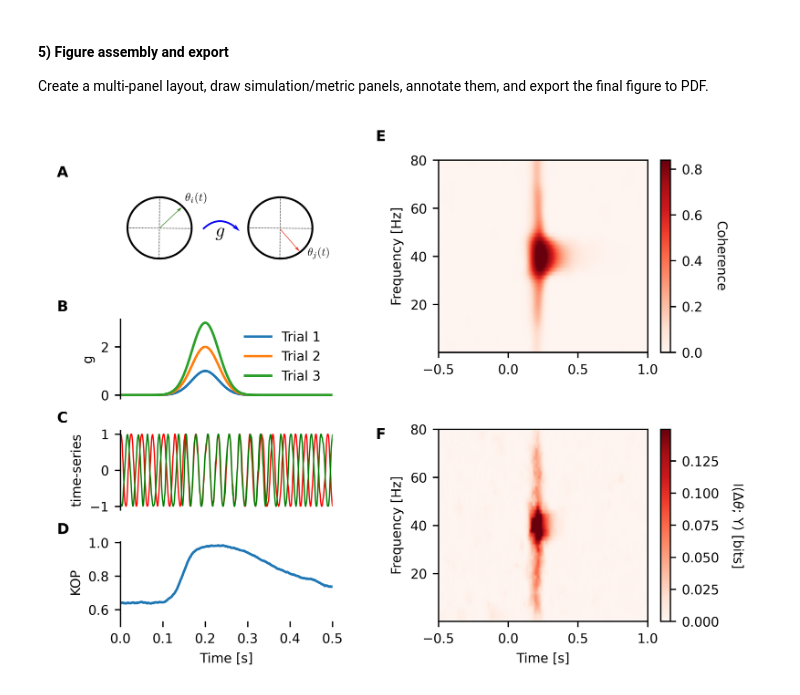
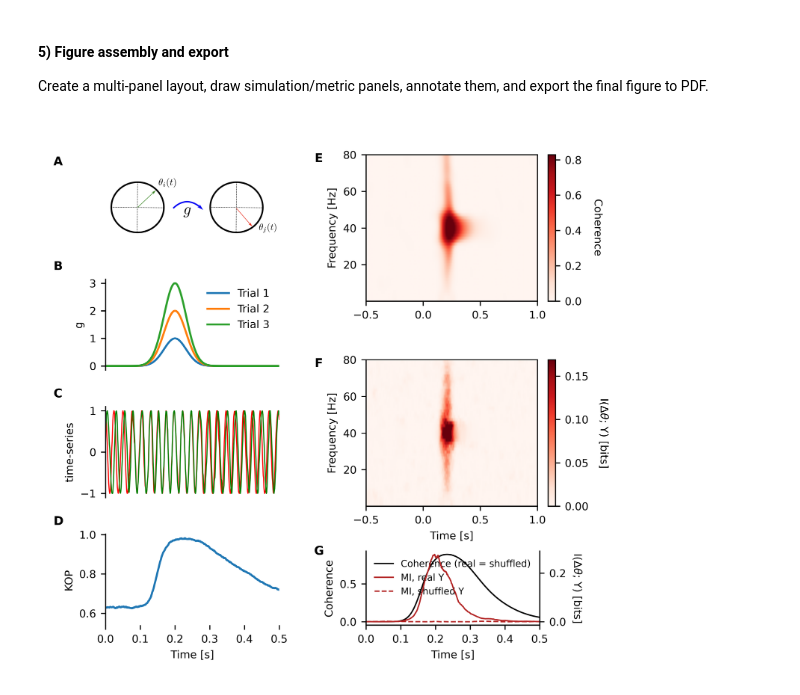
Before and after one commit to brainets/neopid, a Jupyter notebook: notebooks/Figure1.ipynb, the cells around one changed output. Cells and saved outputs as stored; diff of their text form; code cells hidden in the pictures.

```diff
--- a/notebooks/Figure1.ipynb
+++ b/notebooks/Figure1.ipynb
@@ -208,22 +239,27 @@ Create a multi-panel layout, draw simulation/metric panels, annotate them, and e
 import plot
 from PIL import Image
 
-fig = plt.figure(figsize=(6.0, 4.5), dpi=600)
+fig = plt.figure(figsize=(6.0, 5.6), dpi=600)
 
 # Left column: gs1 (panel A — cartoon) above gs2 (panels B-D — time series / KOP)
-# Right column: gs3 (panels F-G — coherence and MI heatmaps)
-gs1 = fig.add_gridspec(nrows=1, ncols=1, left=0.1, right=0.4, bottom=0.7, top=0.95)
+# Right column: gs3 (panels E-F — coherence and MI heatmaps) above gs4 (panel G —
+# trial-shuffle control), with gs4 sized to match a single row of gs2 (panel D):
+# same width (0.3) and same row-height fraction (~0.137) as B/C/D.
+gs1 = fig.add_gridspec(nrows=1, ncols=1, left=0.1, right=0.4, bottom=0.76, top=0.95)
 gs2 = fig.add_gridspec(nrows=3, ncols=1, left=0.1, right=0.4,
-                       bottom=0.08, top=0.65, hspace=0.4)
+                       bottom=0.08, top=0.72, hspace=0.4)
 gs3 = fig.add_gridspec(nrows=2, ncols=1, left=0.55, right=0.92,
-                       bottom=0.08, top=0.95, hspace=0.4)
+                       bottom=0.3, top=0.95, hspace=0.4)
+gs4 = fig.add_gridspec(nrows=1, ncols=1, left=0.55, right=0.85,
+                       bottom=0.08, top=0.217)
 
 ax1 = plt.subplot(gs1[0])    # A: cartoon
 ax2 = plt.subplot(gs2[0])    # B: coupling profile g(t) for 3 example trials
 ax3 = plt.subplot(gs2[1])    # C: time series of node i (strongest coupling trial)
 ax5 = plt.subplot(gs2[2])    # D: Kuramoto order parameter (KOP)
-ax6 = plt.subplot(gs3[0])    # F: time-frequency coherence spectrogram
-ax7 = plt.subplot(gs3[1])    # G: time-frequency MI between Δθ and Y
+ax6 = plt.subplot(gs3[0])    # E: time-frequency coherence spectrogram
+ax7 = plt.subplot(gs3[1])    # F: time-frequency MI between Δθ and Y
+ax8 = plt.subplot(gs4[0])    # G: trial-shuffle control at the peak frequency
 
 # ── PANEL A: coupling cartoon ────────────────────────────────────────────────
 plt.sca(ax1)
@@ -262,7 +298,7 @@ plt.xlabel("Time [s]")
 plt.ylabel("KOP")
 plt.xlim(0, 0.5)
 
-# ── PANEL F: time-frequency coherence ────────────────────────────────────────
+# ── PANEL E: time-frequency coherence ────────────────────────────────────────
 plt.sca(ax6)
 mi_vmax = np.nanpercentile(coh.real, 99.5)
 plt.imshow(
@@ -279,40 +315,58 @@ cbar.set_label("Coherence", rotation=270, labelpad=15)
 plt.xlabel("")
 plt.ylabel("Frequency [Hz]")
 
-# ── PANEL G: mutual information I(Δθ; Y) ─────────────────────────────────────
+# ── PANEL F: mutual information I(Δθ; Y) ─────────────────────────────────────
 plt.sca(ax7)
 mi_phi_plot = np.asarray(MI_PHI_gc).squeeze()
 # Guard against all-NaN slices or zero-variance edge cases in the MI map
 mi_vmax = np.nanpercentile(mi_phi_plot, 99.5)
 if not np.isfinite(mi_vmax) or mi_vmax <= 0:
     mi_vmax = 1e-12
 
 plt.imshow(
     mi_phi_plot,
     aspect="auto",
     origin="lower",
     cmap="Reds",
     extent=[-0.5, 1, 0.1, 80],
     vmin=0,
     vmax=mi_vmax,
 )
 cbar = plt.colorbar()
 cbar.set_label(r"I($\Delta\theta$; Y) [bits]", rotation=270, labelpad=15)
 plt.xlabel("Time [s]")
 plt.ylabel("Frequency [Hz]")
 
+# ── PANEL G: trial-shuffle control at the peak frequency ─────────────────────
+plt.sca(ax8)
+l1, = ax8.plot(time, coh_peak, color="k", lw=1)
+ax8b = ax8.twinx()
+l2, = ax8b.plot(time, mi_peak_real, color="firebrick", lw=1)
+l3, = ax8b.plot(time, mi_peak_shuffled, color="firebrick", lw=1, ls="--")
+[ax8.spines[key].set_visible(False) for key in ["top"]]
+ax8b.spines["top"].set_visible(False)
+ax8.set_xlabel("Time [s]")
+ax8.set_ylabel("Coherence")
+ax8b.set_ylabel(r"I($\Delta\theta$; Y) [bits]", rotation=270, labelpad=12)
+ax8.legend(
+    [l1, l2, l3],
+    ["Coherence (real = shuffled)", "MI, real Y", "MI, shuffled Y"],
+    frameon=False, fontsize=SMALL_SIZE - 1, loc="upper left",
+)
+ax8.set_xlim(0, 0.5)
+
 bg = plot.Background(visible=False)
 plot.add_panel_letters(
     fig,
-    axes=[ax1, ax2, ax3, ax5, ax6, ax7],
+    axes=[ax1, ax2, ax3, ax5, ax6, ax7, ax8],
     fontsize=MEDIUM_SIZE,
-    xpos=[-0.3] * 6,
-    ypos=[1.1] * 5 + [0.95] * 2,
+    xpos=[-0.3] * 7,
+    ypos=[1.1] * 4 + [0.95] * 3,
 )
 
 plt.savefig("../figures/Figure1.pdf")
 # %% [output]
-[figure, old version]
+[figure, new version]
 # %% [markdown]
 ### Figure caption and interpretation
 
```
Also changed, not shown: parts of 15 cells of this notebook, 6 other files.
